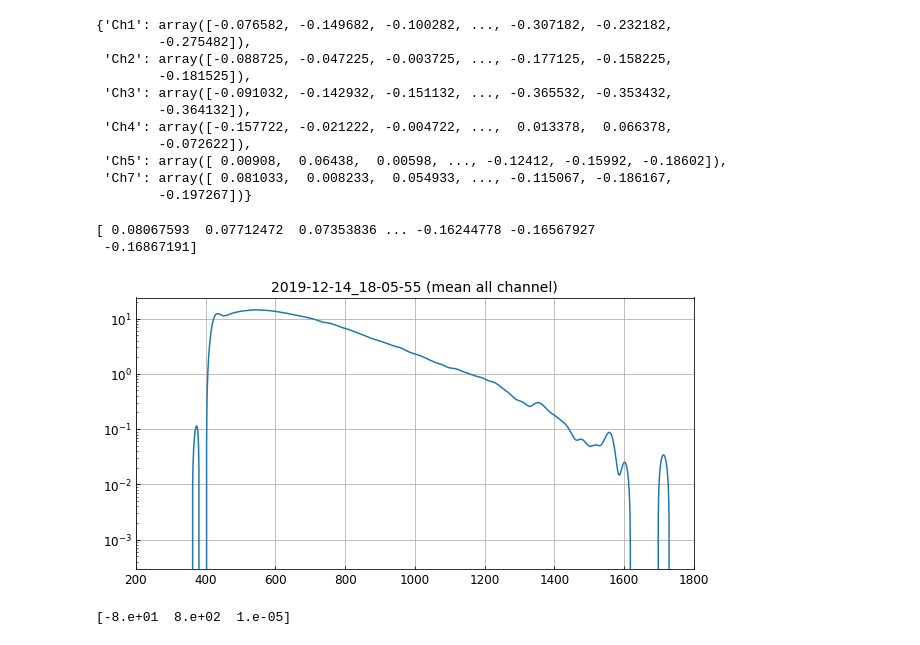
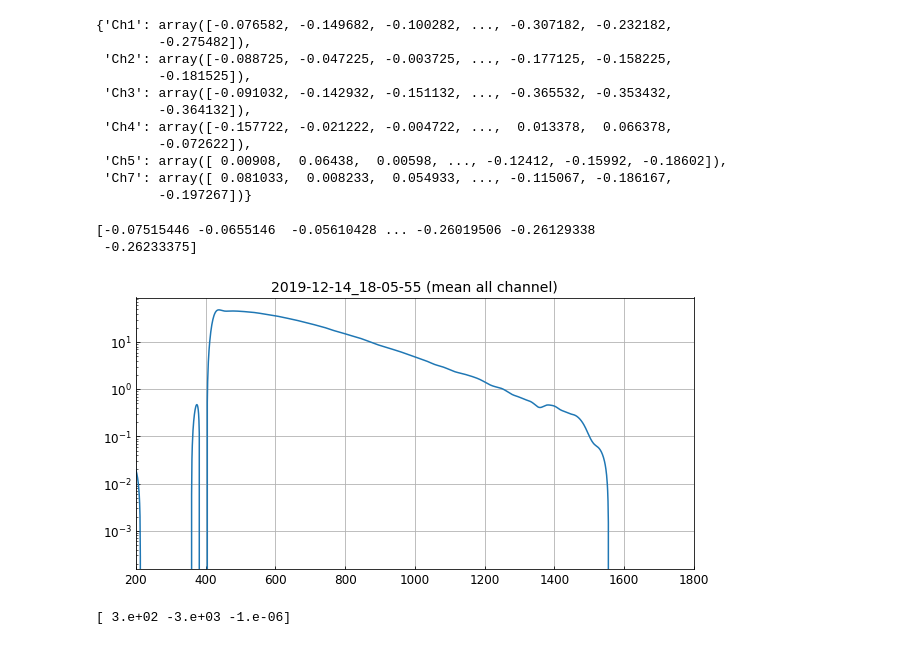
Before and after one commit to fdolek/pypuca, a Jupyter notebook: jupyter/fit.ipynb, the cells around one changed output. Saved outputs shown, nothing was run; the diff lists cells and outputs as text; code cells hidden in the pictures.

```diff
--- a/jupyter/fit.ipynb
+++ b/jupyter/fit.ipynb
@@ -40,33 +40,33 @@ mydata
         -0.197267])}
 # %%
 rcParams['figure.figsize'] = 10, 5
-mydata['Ch7']
+mydata['Ch1']
 #np.savetxt("meanchannnel.csv", y, delimiter=",")
 b, a = signal.butter(3, 0.05)
 zi = signal.lfilter_zi(b, a)
-z, _ = signal.lfilter(b, a, mydata['Ch7'], zi=zi*mydata['Ch7'][0])
+z, _ = signal.lfilter(b, a, mydata['Ch1'], zi=zi*mydata['Ch1'][0])
 z2, _ = signal.lfilter(b, a, z, zi=zi*z[0])
-y = signal.filtfilt(b, a, mydata['Ch7'])
+y = signal.filtfilt(b, a, mydata['Ch1'])
 t=range(1, len(y) + 1)
 
 print(y)
 plt.plot(y)
 t = np.arange(len(y))
 plt.xlim(200, 1800)
 plt.title('2019-12-14_18-05-55 (mean all channel)')
 plt.yscale('log')
 plt.grid(True)
 # %% [output]
-[ 0.08067593  0.07712472  0.07353836 ... -0.16244778 -0.16567927
- -0.16867191]
+[-0.07515446 -0.0655146  -0.05610428 ... -0.26019506 -0.26129338
+ -0.26233375]
-[figure, old version]
+[figure, new version]
 # %%
 def model(t, coeffs):
     return (coeffs[0] + coeffs[1]*np.exp(-t*coeffs[2]))
-x0 = np.array([-80, 800 , 0.00001], dtype=float)
+x0 = np.array([300, -3000 , -0.000001], dtype=float)
 print(x0)
 # %% [output]
-[-8.e+01  8.e+02  1.e-05]
+[ 3.e+02 -3.e+03 -1.e-06]
 # %%
 def residuals(coeffs, y, t):
     return y - model(t, coeffs)
```
Also changed, not shown: parts of 5 cells of this notebook, 6 other files.
